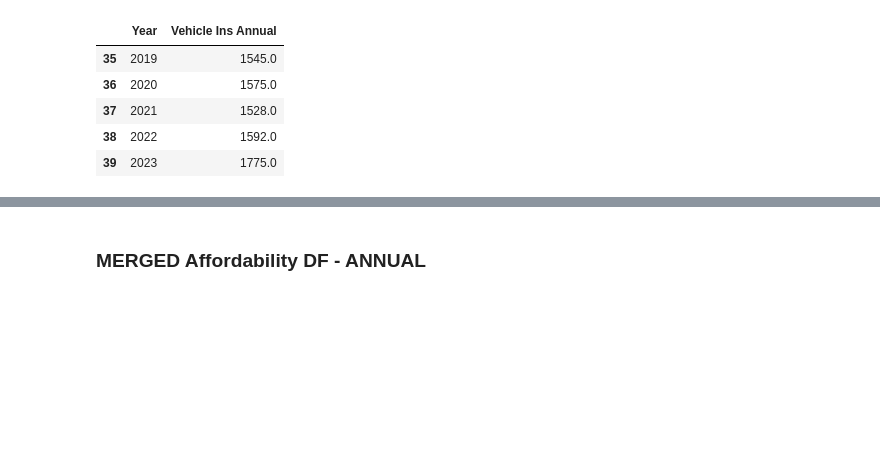
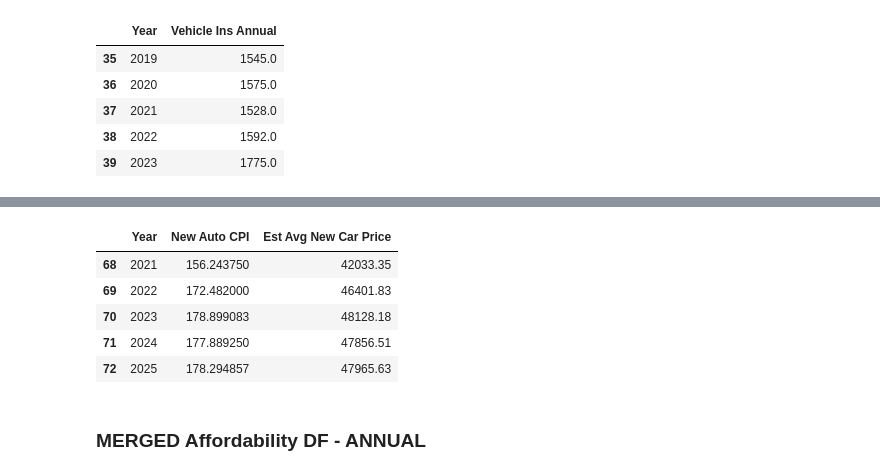
Before and after one commit to wallscreet/gov-data, a Jupyter notebook: notebook.ipynb, the cells around one changed output, grey strips where cells are left out. Saved outputs shown, nothing was run; the diff lists cells and outputs as text; code cells hidden in the pictures; blank space fills up the shorter version.

```diff
--- a/notebook.ipynb
+++ b/notebook.ipynb
@@ -235,3 +335,27 @@ vehicle_ins_df.tail()
+# %%
+new_auto_cpi = fred.get_series('CUSR0000SETA01')
+new_auto_cpi_df = new_auto_cpi.to_frame().reset_index()
+new_auto_cpi_df.columns = ['Date', 'New Auto CPI']
+new_auto_cpi_df['Date'] = pd.to_datetime(new_auto_cpi_df['Date'])
+new_auto_cpi_df.set_index('Date', inplace=True)
+new_auto_cpi_df = new_auto_cpi_df.resample('YE').mean()
+new_auto_cpi_df.index = new_auto_cpi_df.index.year
+new_auto_cpi_df.reset_index(inplace=True)
+new_auto_cpi_df.columns = ['Year', 'New Auto CPI']
+# %%
+new_car_ref_year = 2024
+new_car_ref_price = 48397
+
+new_car_ref_cpi = new_auto_cpi_df.loc[new_auto_cpi_df['Year'] == new_car_ref_year, 'New Auto CPI'].values[0]
+new_auto_cpi_df['Est Avg New Car Price'] = round((new_auto_cpi_df['New Auto CPI'] * (new_car_ref_price / ref_cpi)),2)
+new_auto_cpi_df.tail()
+# %% [output]
+|  | Year | New Auto CPI | Est Avg New Car Price |
+| 68 | 2021 | 156.243750 | 42033.35 |
+| 69 | 2022 | 172.482000 | 46401.83 |
+| 70 | 2023 | 178.899083 | 48128.18 |
+| 71 | 2024 | 177.889250 | 47856.51 |
+| 72 | 2025 | 178.294857 | 47965.63 |
 # %% [markdown]
 ### MERGED Affordability DF - ANNUAL
 # %%
```
Also changed, not shown: parts of 20 cells of this notebook.
